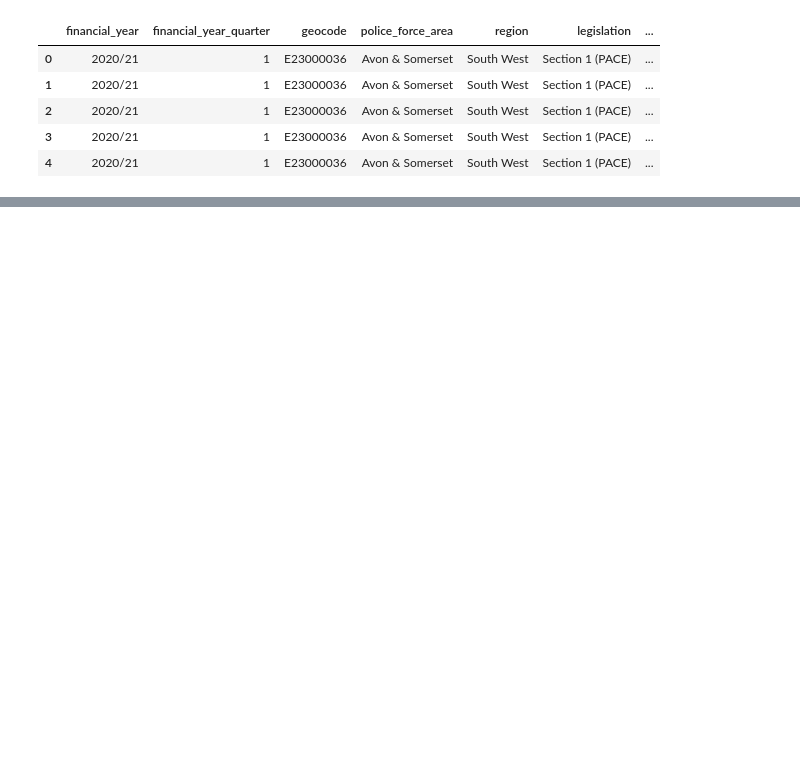
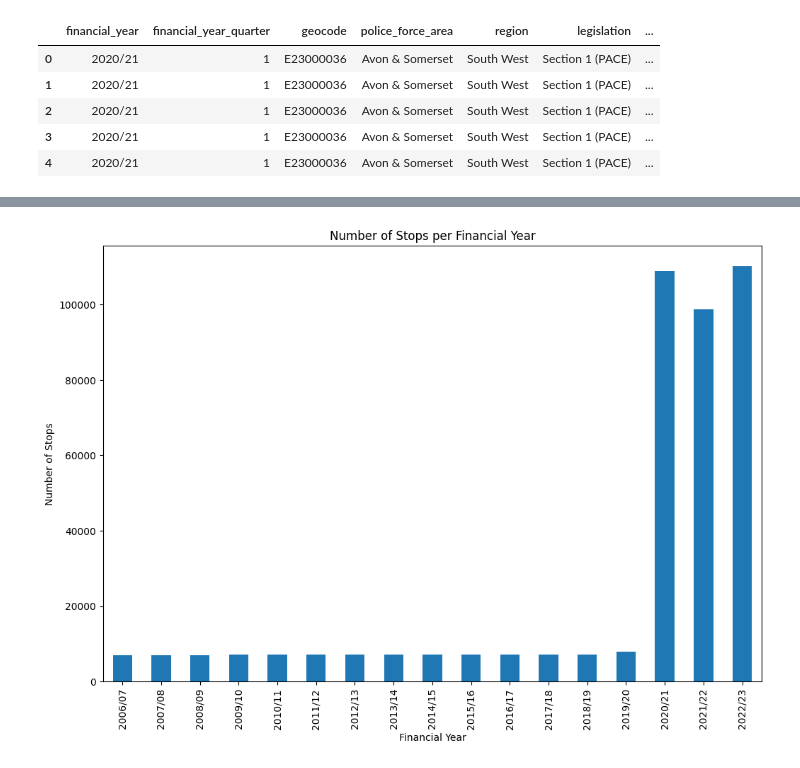
Before and after one commit to elliecheshire/Stop_and_Search, a Jupyter notebook: Stop_Search_analysis.ipynb, the cells around one changed output, grey strips where cells are left out. Cells and saved outputs as stored; diff of their text form; code cells hidden in the pictures; blank space fills up the shorter version.

```diff
--- a/Stop_Search_analysis.ipynb
+++ b/Stop_Search_analysis.ipynb
@@ -103,0 +128,14 @@ plt.show()
+# %%
+# Stops by Year
+
+stops_per_year = combined_data['financial_year'].value_counts()
+
+
+stops_per_year.sort_index(inplace=True)
+stops_per_year.plot(kind='bar',figsize = (12,8))
+plt.title('Number of Stops per Financial Year')
+plt.xlabel('Financial Year')
+plt.ylabel('Number of Stops')
+plt.show()
+# %% [output]
+[figure, added]
```
Also changed, not shown: parts of 4 cells of this notebook.
